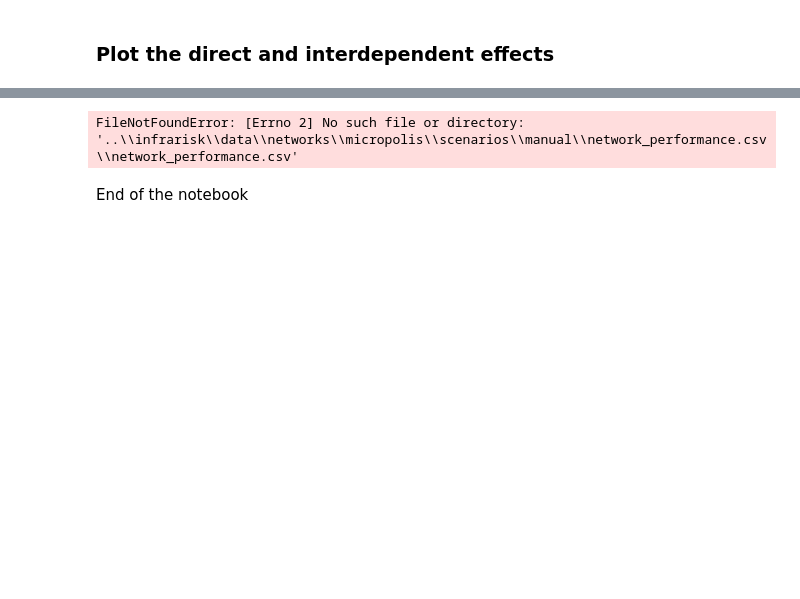
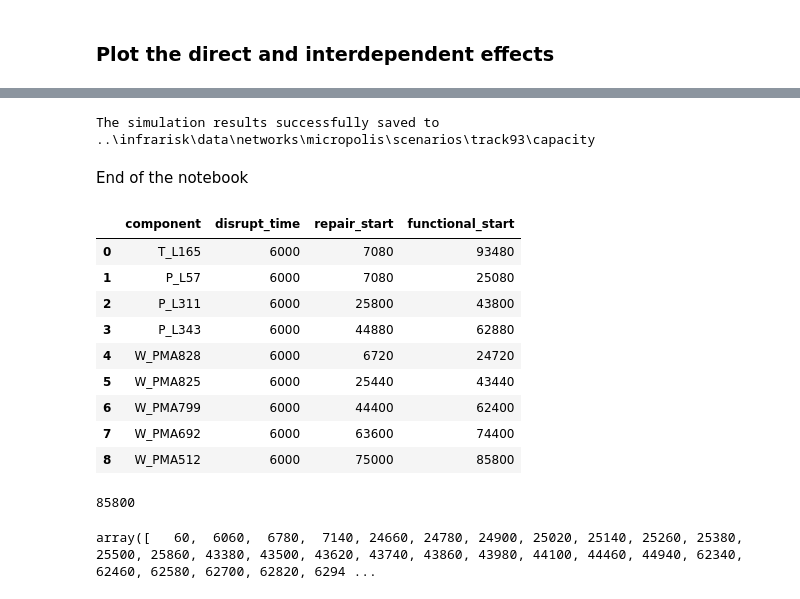
Before and after one commit to srijithbalakrishnan/dreaminsg-integrated-model, a Jupyter notebook: notebooks/demo_no_optimization_micropolis.ipynb, the cells around one changed output, grey strips where cells are left out. Saved outputs shown, nothing was run; the diff lists cells and outputs as text; code cells hidden in the pictures; blank space fills up the shorter version.

```diff
--- a/notebooks/demo_no_optimization_micropolis.ipynb
+++ b/notebooks/demo_no_optimization_micropolis.ipynb
@@ -252,10 +252,39 @@ model_plots.plot_interdependent_effects(
 # %%
-result_file = MAIN_DIR/f"{network_dir}/{scenario_folder}/network_performance.csv"
-bf_simulation.write_results(time_tracker,
-                            power_consump_tracker,
-                            water_consump_tracker,
-                            result_file)
+result_dir = MAIN_DIR/f"{network_dir}/{scenario_folder}/capacity"
+bf_simulation.write_results(result_dir, resilience_metrics, plotting=False,)
 # %% [output]
-FileNotFoundError: [Errno 2] No such file or directory: '..\\infrarisk\\data\\networks\\micropolis\\scenarios\\manual\\network_performance.csv\\network_performance.csv'
+The simulation results successfully saved to ..\infrarisk\data\networks\micropolis\scenarios\track93\capacity
 # %% [markdown]
 End of the notebook
+# %%
+network_recovery.event_table_wide
+# %% [output]
+|  | component | disrupt_time | repair_start | functional_start |
+| 0 | T_L165 | 6000 | 7080 | 93480 |
+| 1 | P_L57 | 6000 | 7080 | 25080 |
+| 2 | P_L311 | 6000 | 25800 | 43800 |
+| 3 | P_L343 | 6000 | 44880 | 62880 |
+| 4 | W_PMA828 | 6000 | 6720 | 24720 |
+| 5 | W_PMA825 | 6000 | 25440 | 43440 |
+| 6 | W_PMA799 | 6000 | 44400 | 62400 |
+| 7 | W_PMA692 | 6000 | 63600 | 74400 |
+| 8 | W_PMA512 | 6000 | 75000 | 85800 |
+# %%
+simtime_max = 0
+
+for index, row in network_recovery.event_table_wide.iterrows():
+    compon_details = interdependencies.get_compon_details(row['component'])
+    if compon_details[0] in ['water', 'power']:
+        if row["functional_start"] > simtime_max:
+            simtime_max =row["functional_start"]
+print(simtime_max)
+# %% [output]
+85800
+# %%
+unique_time_stamps = network_recovery.event_table.time_stamp.unique()
+index = len(unique_time_stamps[unique_time_stamps < simtime_max]) + 3
+
+unique_sim_times = unique_time_stamps[0:index]
+unique_sim_times
+# %% [output]
+array([   60,  6060,  6780,  7140, 24660, 24780, 24900, 25020, 25140, 25260, 25380, 25500, 25860, 43380, 43500, 43620, 43740, 43860, 43980, 44100, 44460, 44940, 62340, 62460, 62580, 62700, 62820, 6294 ...
```
Also changed, not shown: parts of 12 cells of this notebook, 13 other files.
